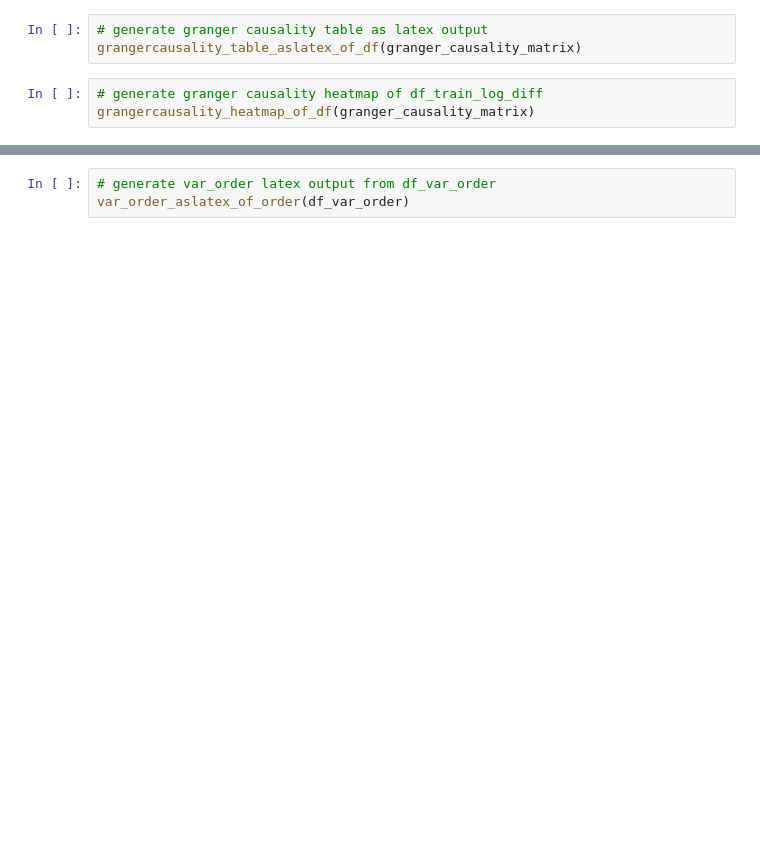
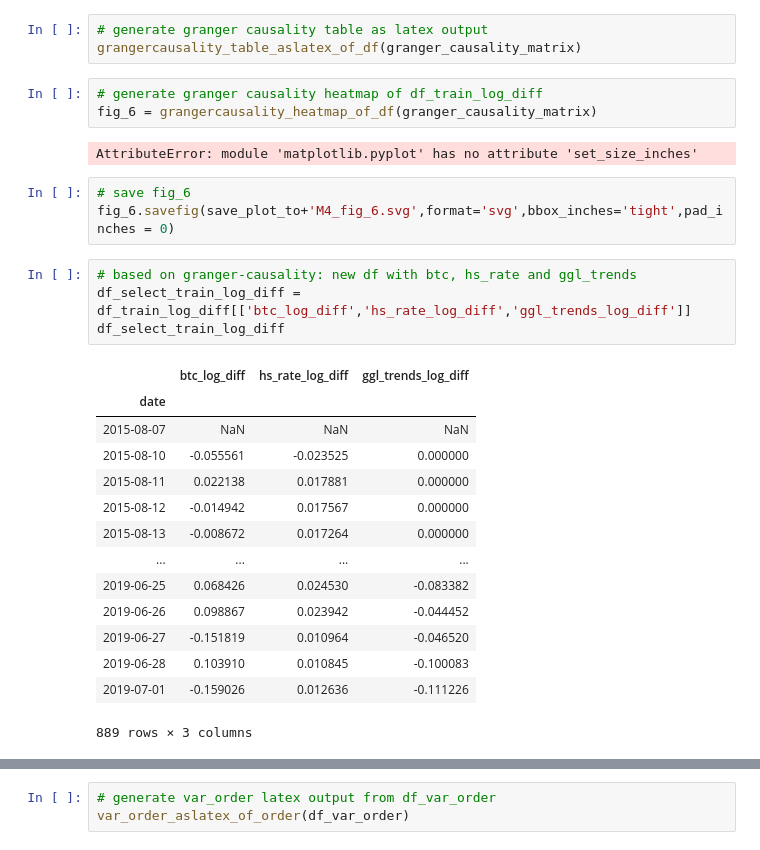
Before and after one commit to jochenmadler/BA_TimeSeriesAnalysis, a Jupyter notebook: M4.ipynb, the cells around one changed output, grey strips where cells are left out. Cells and saved outputs as stored; diff of their text form; blank space fills up the shorter version.

```diff
--- a/M4.ipynb
+++ b/M4.ipynb
@@ -441,4 +496,28 @@ granger_causality_matrix.round(4)
 grangercausality_table_aslatex_of_df(granger_causality_matrix)
 # %%
 # generate granger causality heatmap of df_train_log_diff
-grangercausality_heatmap_of_df(granger_causality_matrix)
+fig_6 = grangercausality_heatmap_of_df(granger_causality_matrix)
+# %% [output]
+AttributeError: module 'matplotlib.pyplot' has no attribute 'set_size_inches'
+# %%
+# save fig_6
+fig_6.savefig(save_plot_to+'M4_fig_6.svg',format='svg',bbox_inches='tight',pad_inches = 0)
+# %%
+# based on granger-causality: new df with btc, hs_rate and ggl_trends
+df_select_train_log_diff = df_train_log_diff[['btc_log_diff','hs_rate_log_diff','ggl_trends_log_diff']]
+df_select_train_log_diff
+# %% [output]
+|  | btc_log_diff | hs_rate_log_diff | ggl_trends_log_diff |
+| date |  |  |  |
+| 2015-08-07 | NaN | NaN | NaN |
+| 2015-08-10 | -0.055561 | -0.023525 | 0.000000 |
+| 2015-08-11 | 0.022138 | 0.017881 | 0.000000 |
+| 2015-08-12 | -0.014942 | 0.017567 | 0.000000 |
+| 2015-08-13 | -0.008672 | 0.017264 | 0.000000 |
+| ... | ... | ... | ... |
+| 2019-06-25 | 0.068426 | 0.024530 | -0.083382 |
+| 2019-06-26 | 0.098867 | 0.023942 | -0.044452 |
+| 2019-06-27 | -0.151819 | 0.010964 | -0.046520 |
+| 2019-06-28 | 0.103910 | 0.010845 | -0.100083 |
+| 2019-07-01 | -0.159026 | 0.012636 | -0.111226 |
+889 rows × 3 columns
```
Also changed, not shown: parts of 19 cells of this notebook.
